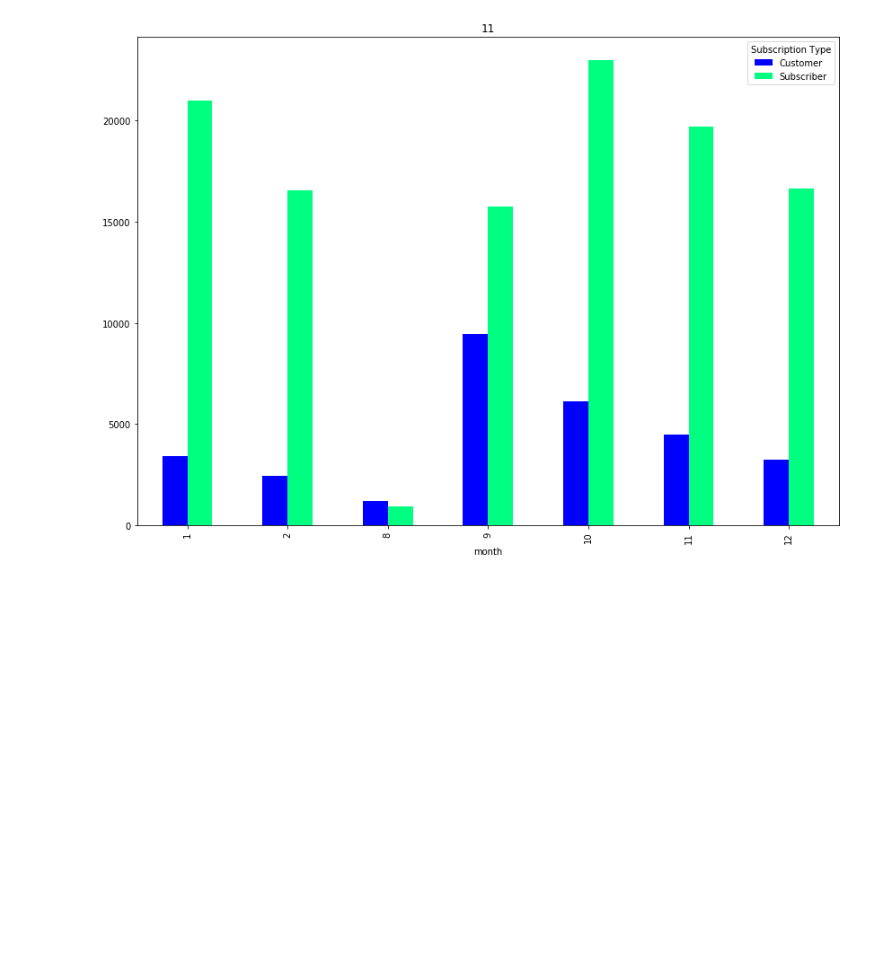
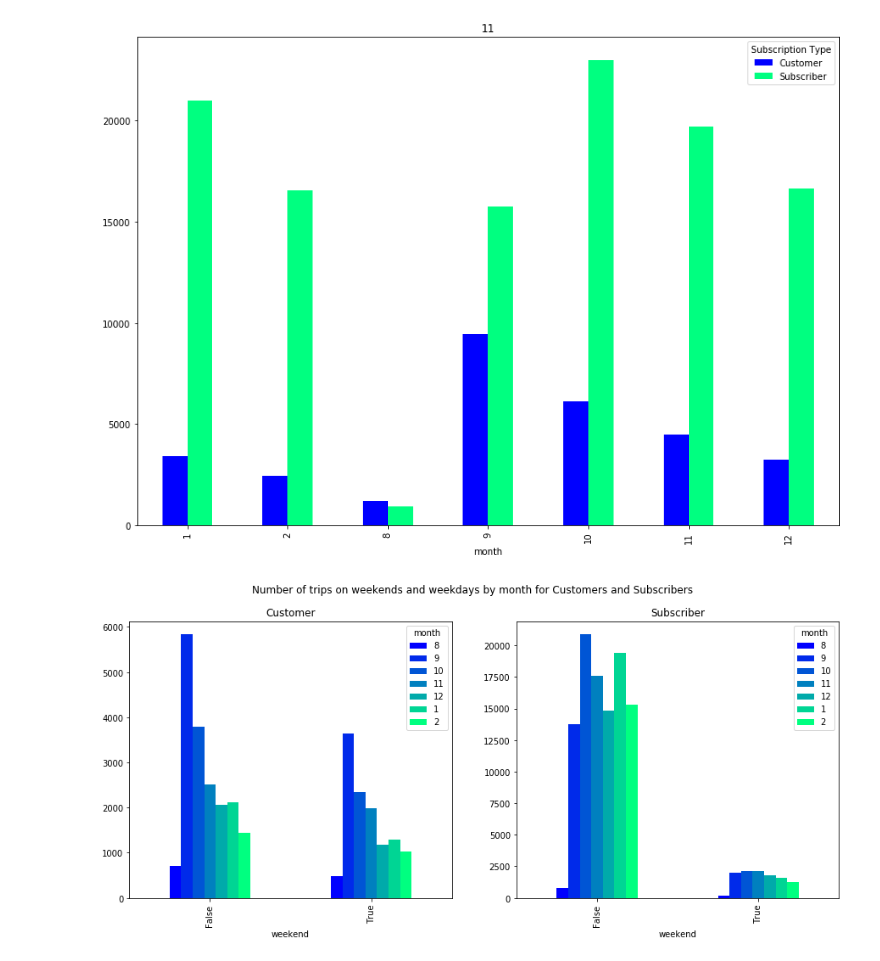
Before and after one commit to seszter/CEU_data_analysis_python, a Jupyter notebook: Q1/Q1.ipynb, the cells around one changed output. Saved outputs shown, nothing was run; the diff lists cells and outputs as text; code cells hidden in the pictures; blank space fills up the shorter version.

```diff
--- a/Q1/Q1.ipynb
+++ b/Q1/Q1.ipynb
@@ -666,6 +666,8 @@ Your chart should be similar to this:
 ### +1 - exercise
 Include the month of the start_date in the analysis and create a figure showing some insight. <br>
 Save the figure as a picture.
+# %%
+trip['month'] = trip.start_date.dt.month
 # %%
 fig, axes = plt.subplots(nrows=4, ncols=2, sharey=True, sharex=True)
 i = 0
@@ -808,0 +814,20 @@ temp.pivot(index='month', columns='Subscription Type', values=0).plot(kind='bar'
+# %%
+temp = trip.groupby(['weekend','month','Subscription Type']).size().reset_index()
+fig, axes = plt.subplots(nrows=1, ncols=2)
+fig.suptitle('Number of trips on weekends and weekdays by month for Customers and Subscribers')
+temp[temp['Subscription Type'] == 'Customer'].pivot(index='weekend', columns='month', values=0
+                                                   )[[8,9,10,11,12,1,2
+                                                     ]].plot(kind='bar',
+                                                             colormap = 'winter',
+                                                             title='Customer',
+                                                             ax=axes[0])
+temp[temp['Subscription Type'] == 'Subscriber'].pivot(index='weekend', columns='month', values=0
+                                                   )[[8,9,10,11,12,1,2
+                                                     ]].plot(kind='bar',
+                                                             colormap = 'winter',
+                                                             title='Subscriber',
+                                                             figsize=(15,6),
+                                                             ax=axes[1])
+plt.show()
+# %% [output]
+[figure, added]
```
Also changed, not shown: parts of 1 cell of this notebook, 1 other file.
